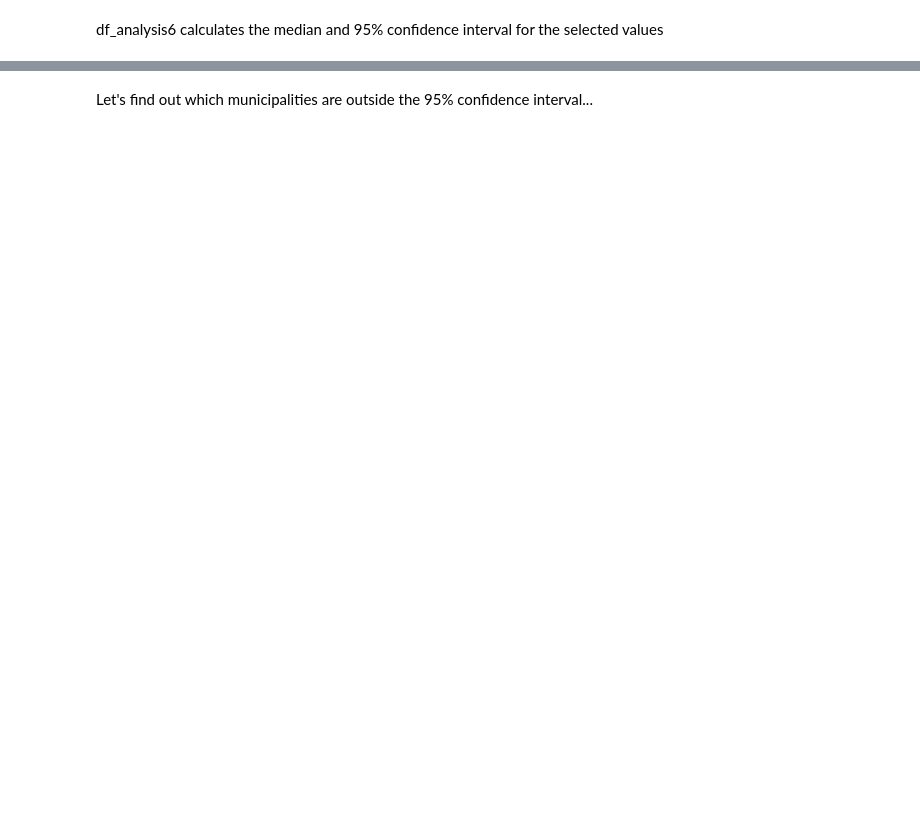
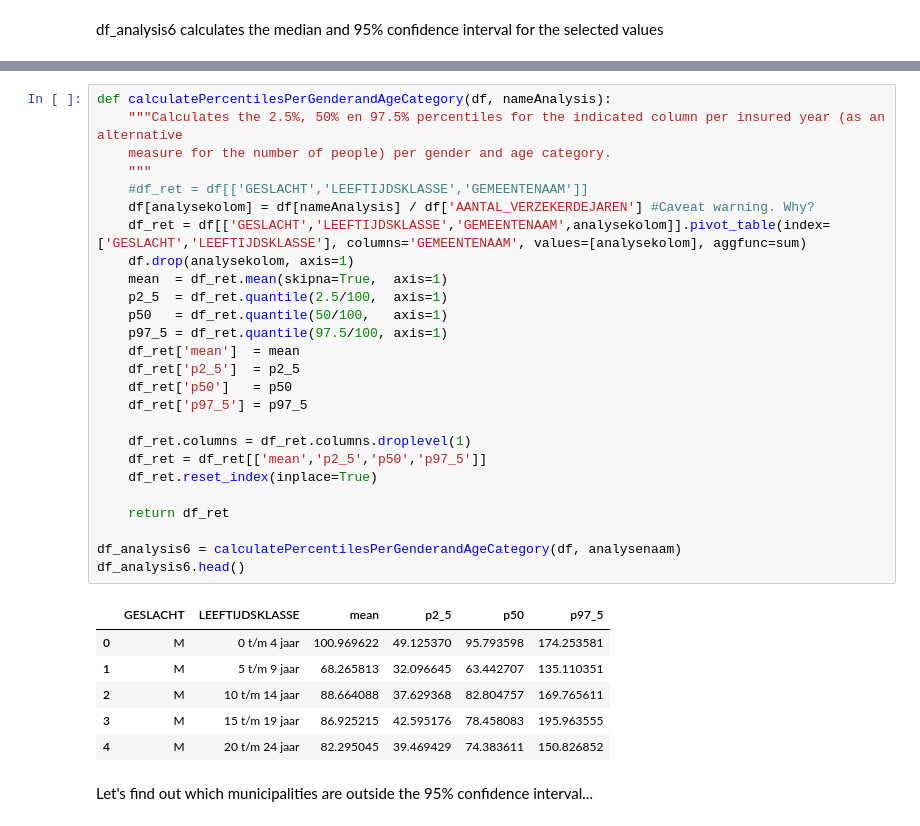
Before and after one commit to bokhove/Vektis, a Jupyter notebook: 1.Vektis Open data demography.ipynb, the cells around one changed output, grey strips where cells are left out. Drawn from its saved outputs; the diff is of its cells as text; blank space fills up the shorter version.

```diff
--- a/1.Vektis Open data demography.ipynb
+++ b/1.Vektis Open data demography.ipynb
@@ -347,3 +175,36 @@ See the caveats in the documentation: http://pandas.pydata.org/pandas-docs/stabl
+# %%
+def calculatePercentilesPerGenderandAgeCategory(df, nameAnalysis):
+    """Calculates the 2.5%, 50% en 97.5% percentiles for the indicated column per insured year (as an alternative
+    measure for the number of people) per gender and age category.
+    """
+    #df_ret = df[['GESLACHT','LEEFTIJDSKLASSE','GEMEENTENAAM']]
+    df[analysekolom] = df[nameAnalysis] / df['AANTAL_VERZEKERDEJAREN'] #Caveat warning. Why?
+    df_ret = df[['GESLACHT','LEEFTIJDSKLASSE','GEMEENTENAAM',analysekolom]].pivot_table(index=['GESLACHT','LEEFTIJDSKLASSE'], columns='GEMEENTENAAM', values=[analysekolom], aggfunc=sum)
+    df.drop(analysekolom, axis=1)
+    mean  = df_ret.mean(skipna=True,  axis=1)
+    p2_5  = df_ret.quantile(2.5/100,  axis=1)
+    p50   = df_ret.quantile(50/100,   axis=1)
+    p97_5 = df_ret.quantile(97.5/100, axis=1)
+    df_ret['mean']  = mean
+    df_ret['p2_5']  = p2_5
+    df_ret['p50']   = p50
+    df_ret['p97_5'] = p97_5
+
+    df_ret.columns = df_ret.columns.droplevel(1)
+    df_ret = df_ret[['mean','p2_5','p50','p97_5']]
+    df_ret.reset_index(inplace=True)
+
+    return df_ret
+
+df_analysis6 = calculatePercentilesPerGenderandAgeCategory(df, analysenaam)
+df_analysis6.head()
+# %% [output]
+|  | GESLACHT | LEEFTIJDSKLASSE | mean | p2_5 | p50 | p97_5 |
+| 0 | M | 0 t/m 4 jaar | 100.969622 | 49.125370 | 95.793598 | 174.253581 |
+| 1 | M | 5 t/m 9 jaar | 68.265813 | 32.096645 | 63.442707 | 135.110351 |
+| 2 | M | 10 t/m 14 jaar | 88.664088 | 37.629368 | 82.804757 | 169.765611 |
+| 3 | M | 15 t/m 19 jaar | 86.925215 | 42.595176 | 78.458083 | 195.963555 |
+| 4 | M | 20 t/m 24 jaar | 82.295045 | 39.469429 | 74.383611 | 150.826852 |
 # %% [markdown]
 Let's find out which municipalities are outside the 95% confidence interval...
 # %%
```
Also changed, not shown: parts of 19 cells of this notebook.
